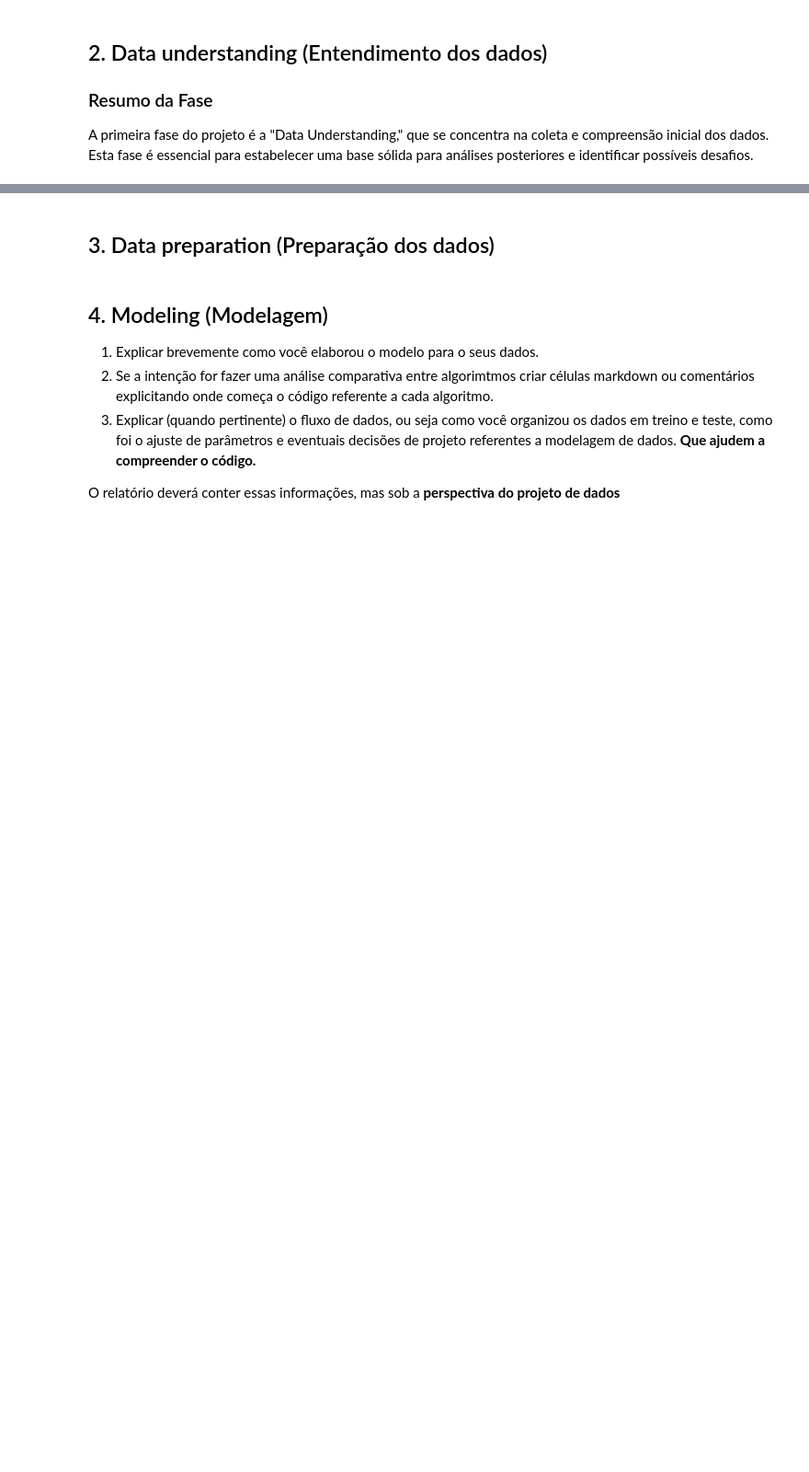
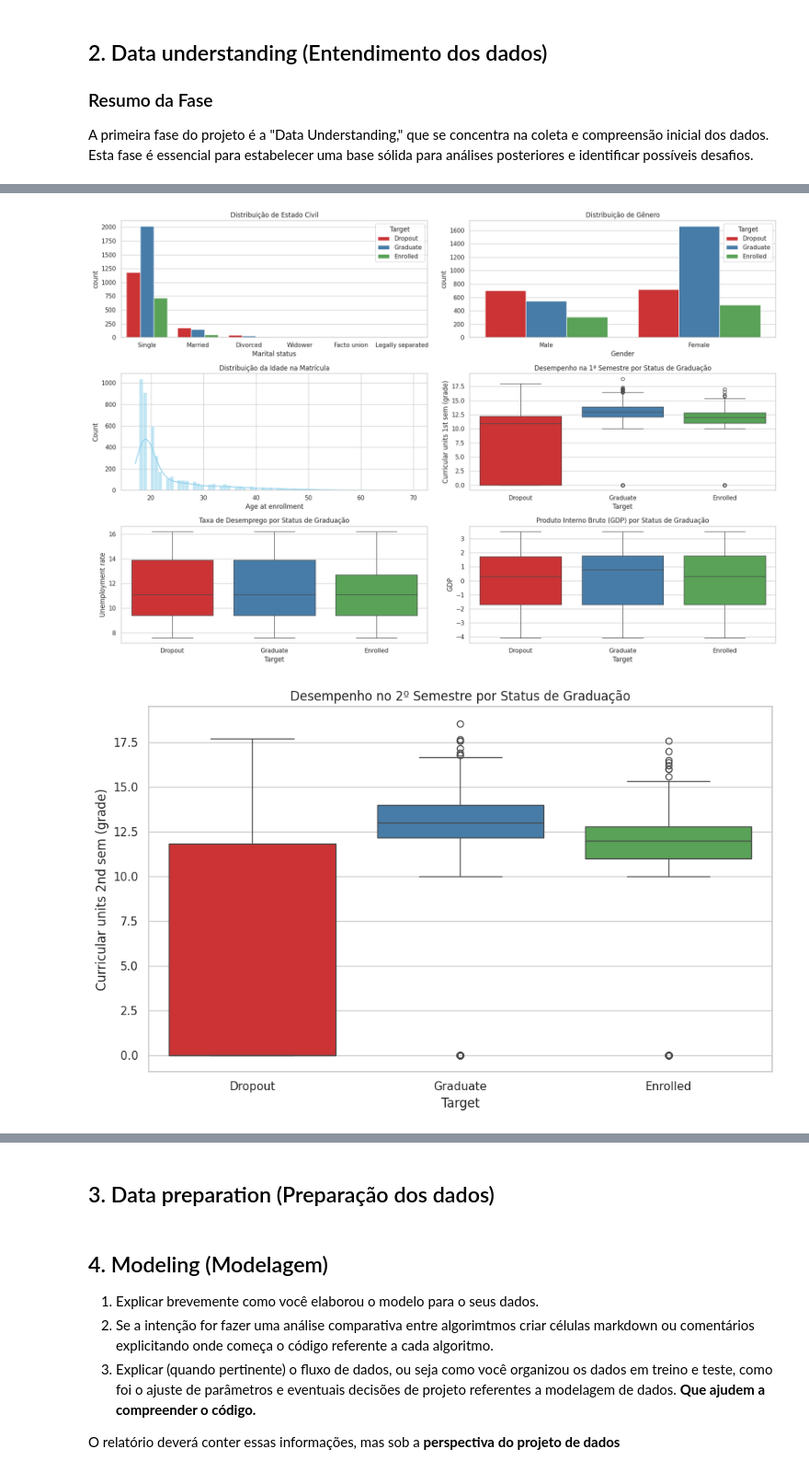
Before and after one commit to Chbmleao/DataMining-TP3, a Jupyter notebook: TP_Mineração_de_Dados.ipynb, the cells around one changed output, grey strips where cells are left out. Shown: that part at 92% size. Saved outputs shown, nothing was run; the diff lists cells and outputs as text; code cells hidden in the pictures; blank space fills up the shorter version.

Commit message:
feat: add data understanding

```diff
--- a/TP_Mineração_de_Dados.ipynb
+++ b/TP_Mineração_de_Dados.ipynb
@@ -13,3 +17,6 @@
 
 ### Resumo da Fase
 A primeira fase do projeto é a "Data Understanding," que se concentra na coleta e compreensão inicial dos dados. Esta fase é essencial para estabelecer uma base sólida para análises posteriores e identificar possíveis desafios.
+# %%
+# Carregar o conjunto de dados
+df = pd.read_csv('./dataset.csv')
@@ -15,0 +272,49 @@ A primeira fase do projeto é a "Data Understanding," que se concentra na coleta
+# %%
+# Visualizar a distribuição de variáveis categóricas
+plt.figure(figsize=(18, 12))
+
+# Gráfico de Estado Civil
+plt.subplot(3, 2, 1)
+sns.countplot(x='Marital status', data=df.replace({'Marital status': marital_status_mapping}), hue='Target', palette='Set1')
+plt.title('Distribuição de Estado Civil')
+
+# Gráfico de Gênero
+plt.subplot(3, 2, 2)
+sns.countplot(x='Gender', data=df.replace({'Gender': gender_mapping}), hue='Target', palette='Set1')
+plt.title('Distribuição de Gênero')
+
+# Gráfico de Idade na Matrícula
+plt.subplot(3, 2, 3)
+sns.histplot(df['Age at enrollment'], kde=True, color='skyblue')
+plt.title('Distribuição da Idade na Matrícula')
+
+# Gráfico de Desempenho na 1ª Semestre por Status de Graduação
+plt.subplot(3, 2, 4)
+sns.boxplot(x='Target', y='Curricular units 1st sem (grade)', data=df, palette='Set1', hue='Target', legend=False)
+plt.title('Desempenho na 1ª Semestre por Status de Graduação')
+
+# Gráfico de Taxa de Desemprego por Status de Graduação
+plt.subplot(3, 2, 5)
+sns.boxplot(x='Target', y='Unemployment rate', data=df, palette='Set1', hue='Target', legend=False)
+plt.title('Taxa de Desemprego por Status de Graduação')
+
+# Gráfico de Produto Interno Bruto (GDP) por Status de Graduação
+plt.subplot(3, 2, 6)
+sns.boxplot(x='Target', y='GDP', data=df, palette='Set1', hue='Target', legend=False)
+plt.title('Produto Interno Bruto (GDP) por Status de Graduação')
+
+plt.tight_layout()
+plt.show()
+
+# Gráfico de Desempenho no 2º Semestre por Status de Graduação
+plt.figure(figsize=(18, 6))
+
+plt.subplot(1, 2, 1)
+sns.boxplot(x='Target', y='Curricular units 2nd sem (grade)', data=df, palette='Set1', hue='Target', legend=False)
+plt.title('Desempenho no 2º Semestre por Status de Graduação')
+
+plt.tight_layout()
+plt.show()
+# %% [output]
+[figure, added]
+[figure, added]
```
Also changed, not shown: parts of 14 cells of this notebook.
